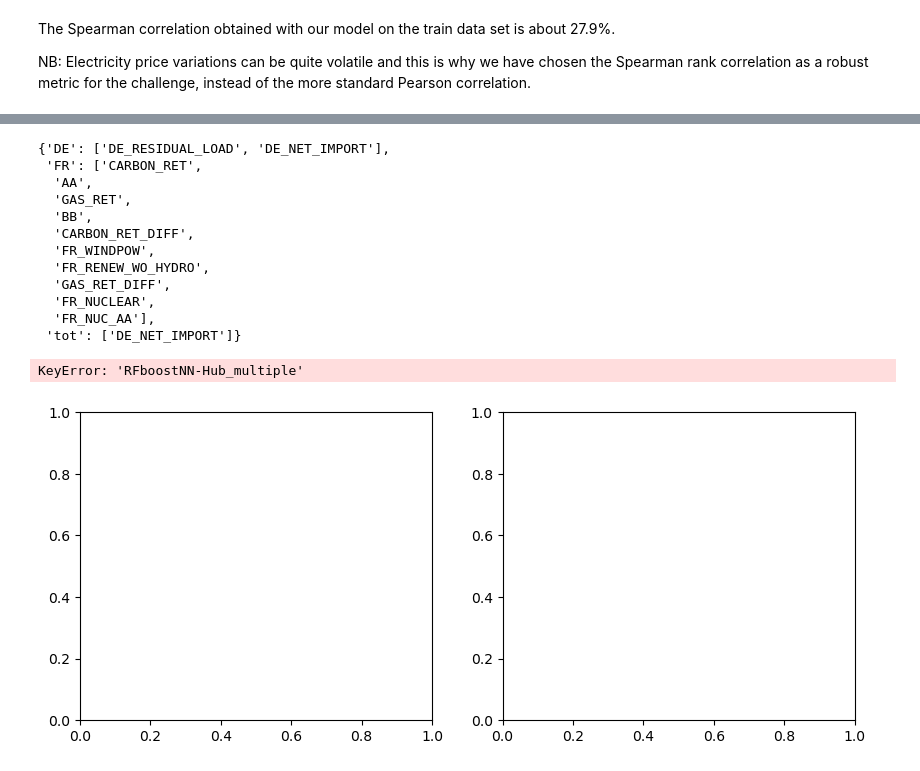
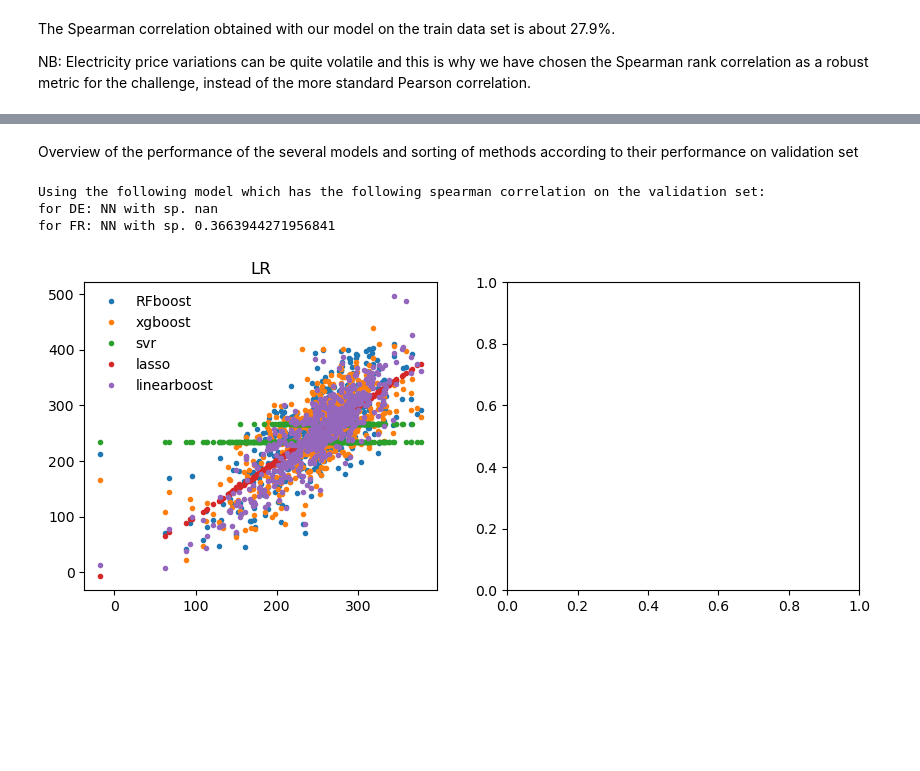
Before and after one commit to giovadg/data-challenges, a Jupyter notebook: QRT_electricity_price/Benchmark_QRT_en.ipynb, the cells around one changed output, grey strips where cells are left out. Saved outputs shown, nothing was run; the diff lists cells and outputs as text; code cells hidden in the pictures; blank space fills up the shorter version.

Commit message:
remove some modeling and adding input parameters and commenting the nootebook

```diff
--- a/QRT_electricity_price/Benchmark_QRT_en.ipynb
+++ b/QRT_electricity_price/Benchmark_QRT_en.ipynb
@@ -277,6 +265,3 @@ if remove_collinearities:
                 if kk in feat[key]:
                     feat[key].remove(kk)
             ii = ii + 1
-
-        len(feat[key])
-feat
@@ -563,50 +519,41 @@ def training_model(X_train, y_train, X_val, y_val, X_test_feat, df, feat, countr
 # %%
 metric.rmse = {}
 metric.spear_corr = {}
-scaling_inpt=False
-train_by_rank = True
-N_SPLIT=20
-k_fold_cross_valid = True
-
 
 params = params_training(max_depth=7,svr_epsilon=0.01,svr_gamma=0.01,svr_c=0.01,kernel="rbf")
 Y_test_submission_all = X_test[['ID']].copy()
 
 method="LR"
-Y_test_submission_all,  f_tot  = regression_interface(f_tot, Y_test_submission_all,  feat, params, split=True, method=method, corr_weight=False, scaling_inpt=scaling_inpt, train_by_rank=train_by_rank, k_fold_cross_validation=k_fold_cross_valid)
+Y_test_submission_all,  f_tot  = regression_interface(f_tot, Y_test_submission_all,  feat, params, method=method, train_by_rank=train_by_rank, k_fold_cross_validation=k_fold_cross_valid)
 print(np.array(metric.rmse[method]).mean(), np.array(metric.spear_corr[method]).mean(), method)
 
 
 method="lasso"
-Y_test_submission_all,  f_tot  = regression_interface(f_tot, Y_test_submission_all,  feat, params, split=True, method=method, corr_weight=False, scaling_inpt=scaling_inpt, train_by_rank=train_by_rank, k_fold_cross_validation=k_fold_cross_valid)
+Y_test_submission_all,  f_tot  = regression_interface(f_tot, Y_test_submission_all,  feat, params, method=method, train_by_rank=train_by_rank, k_fold_cross_validation=k_fold_cross_valid)
 print(np.array(metric.rmse[method]).mean(), np.array(metric.spear_corr[method]).mean(), method)
 
 method="svr"
-Y_test_submission_all,  f_tot  = regression_interface(f_tot, Y_test_submission_all,  feat, params, split=True, method=method, corr_weight=False, scaling_inpt=scaling_inpt, train_by_rank=train_by_rank, k_fold_cross_validation=k_fold_cross_valid)
+Y_test_submission_all,  f_tot  = regression_interface(f_tot, Y_test_submission_all,  feat, params, method=method, train_by_rank=train_by_rank, k_fold_cross_validation=k_fold_cross_valid)
 print(np.array(metric.rmse[method]).mean(), np.array(metric.spear_corr[method]).mean(), method)
 
 method="linearboost"
-Y_test_submission_all,  f_tot  = regression_interface(f_tot, Y_test_submission_all,  feat, params, split=True, method=method, corr_weight=False, scaling_inpt=scaling_inpt, train_by_rank=train_by_rank, k_fold_cross_validation=k_fold_cross_valid)
+Y_test_submission_all,  f_tot  = regression_interface(f_tot, Y_test_submission_all,  feat, params, method=method, train_by_rank=train_by_rank, k_fold_cross_validation=k_fold_cross_valid)
 print(np.array(metric.rmse[method]).mean(), np.array(metric.spear_corr[method]).mean(), method)
 
 method="linear_boost"
-Y_test_submission_all,  f_tot  = regression_interface(f_tot, Y_test_submission_all,  feat, params, split=True, method=method, corr_weight=False, scaling_inpt=scaling_inpt, train_by_rank=train_by_rank, k_fold_cross_validation=k_fold_cross_valid)
+Y_test_submission_all,  f_tot  = regression_interface(f_tot, Y_test_submission_all,  feat, params, method=method, train_by_rank=train_by_rank, k_fold_cross_validation=k_fold_cross_valid)
 print(np.array(metric.rmse[method]).mean(), np.array(metric.spear_corr[method]).mean(), method)
 
 method = "RFboost"
-Y_test_submission_all,  f_tot  = regression_interface(f_tot, Y_test_submission_all,  feat, params, split=True, method=method, corr_weight=False, scaling_inpt=scaling_inpt, train_by_rank=train_by_rank, k_fold_cross_validation=k_fold_cross_valid)
+Y_test_submission_all,  f_tot  = regression_interface(f_tot, Y_test_submission_all,  feat, params, method=method, train_by_rank=train_by_rank, k_fold_cross_validation=k_fold_cross_valid)
 print(np.array(metric.rmse[method]).mean(), np.array(metric.spear_corr[method]).mean(), method)
 
-# method="classifier"
-# Y_test_submission_all,  f_tot  = regression_interface(f_tot, Y_test_submission_all,  feat, params, split=True, method=method, corr_weight=False, scaling_inpt=True, train_by_rank=True)
-# print(np.array(metric.rmse[method]).mean(), np.array(metric.spear_corr[method]).mean(), method)
-
-params = {"booster": "gbtree","objective": "reg:squarederror","eta": 0.02,"max_depth": 15,
-    "min_child_weight": 0.2, "subsample": 1, "colsample_bytree": 0.2, "gamma" : 0.5,"reg_alpha": 0.1,  # L1
-    "reg_lambda": 2,  # L2
+params = {"booster": "gbtree","objective": "reg:squarederror","eta": 0.02,"max_depth": 3,
+    "min_child_weight": 0.3, "subsample": 1, "colsample_bytree": 0.4, "gamma" : 0.1,"reg_alpha": 1,  # L1
+    "reg_lambda": 5  # L2
 }
 
 method="xgboost"
-Y_test_submission_all, f_tot  = regression_interface(f_tot, Y_test_submission_all,  feat, params, split=True, method=method, corr_weight=False, scaling_inpt=scaling_inpt, train_by_rank=train_by_rank, k_fold_cross_validation=k_fold_cross_valid)
+Y_test_submission_all, f_tot  = regression_interface(f_tot, Y_test_submission_all,  feat, params, method=method, train_by_rank=train_by_rank, k_fold_cross_validation=k_fold_cross_valid)
 print(np.array(metric.rmse[method]).mean(), np.array(metric.spear_corr[method]).mean(), method)
 # %% [output]
@@ -1059,15 +865,2 @@ Y_test_submission_G.head()
-# %%
-feat
-# %% [output]
-{'DE': ['DE_RESIDUAL_LOAD', 'DE_NET_IMPORT'],
- 'FR': ['CARBON_RET',
-  'AA',
-  'GAS_RET',
-  'BB',
-  'CARBON_RET_DIFF',
-  'FR_WINDPOW',
-  'FR_RENEW_WO_HYDRO',
-  'GAS_RET_DIFF',
-  'FR_NUCLEAR',
-  'FR_NUC_AA'],
- 'tot': ['DE_NET_IMPORT']}
+# %% [markdown]
+Overview of the performance of the several models and sorting of methods according to their performance on validation set
@@ -1074,18 +881,35 @@ feat
+# %%
+
+Y_test_submission_G = Y_test_submission_all[['ID']].copy()
+Y_test_submission_G["TARGET"] = Y_test_submission_all[models[countries_train[0]][0]]
+
+print("\nUsing the following model which has the following spearman correlation on the validation set:")
+for cc in countries_train:
+    print("for " + cc + ": "+ str(models[cc][0]) + " with sp. " + str(spear_corr_vect_models[cc][0]))
+    mask = (X_test["COUNTRY"] == cc)
+
+    Y_test_submission_G.loc[mask, "TARGET"] = Y_test_submission_all.loc[mask, models[cc][0]]
+
+Y_test_submission_G.to_csv('benchmark_qrt_G.csv', index=False)
+# %% [output]
+Using the following model which has the following spearman correlation on the validation set:
+for DE: NN with sp. nan
+for FR: NN with sp. 0.3663944271956841
 # %%
 fig, ax = plt.subplots(nrows=1,ncols=2,figsize=(10,4))
 
-model_x = ["RFboostNN-Hub_multiple", "xgboostNN-Hub_multiple"]
+model_x = ["LR", "RFboostNN-Hub_multiple", "xgboostNN-Hub_multiple"]
 model_y = ["LR", "RFboostNN-Hub_multiple", "xgboostNN-Hub_multiple", "RFboost","xgboost","svr","lasso", "linearboost"]
 ii=-1
 for mx in model_x:
     ii = ii +1
     for my in model_y:
         if my == mx:
             continue
+        if not(mx in Y_test_submission_all and my in Y_test_submission_all):
+            continue
         ax[ii].plot(Y_test_submission_all[mx], Y_test_submission_all[my],".",label=my)
         ax[ii].set_title(mx)
         ax[ii].legend(framealpha=0.0)
-        ax[ii].set_ylim([-1,1])
 # %% [output]
-KeyError: 'RFboostNN-Hub_multiple'
-[figure, old version]
+[figure, new version]
```
Also changed, not shown: parts of 36 cells of this notebook.
